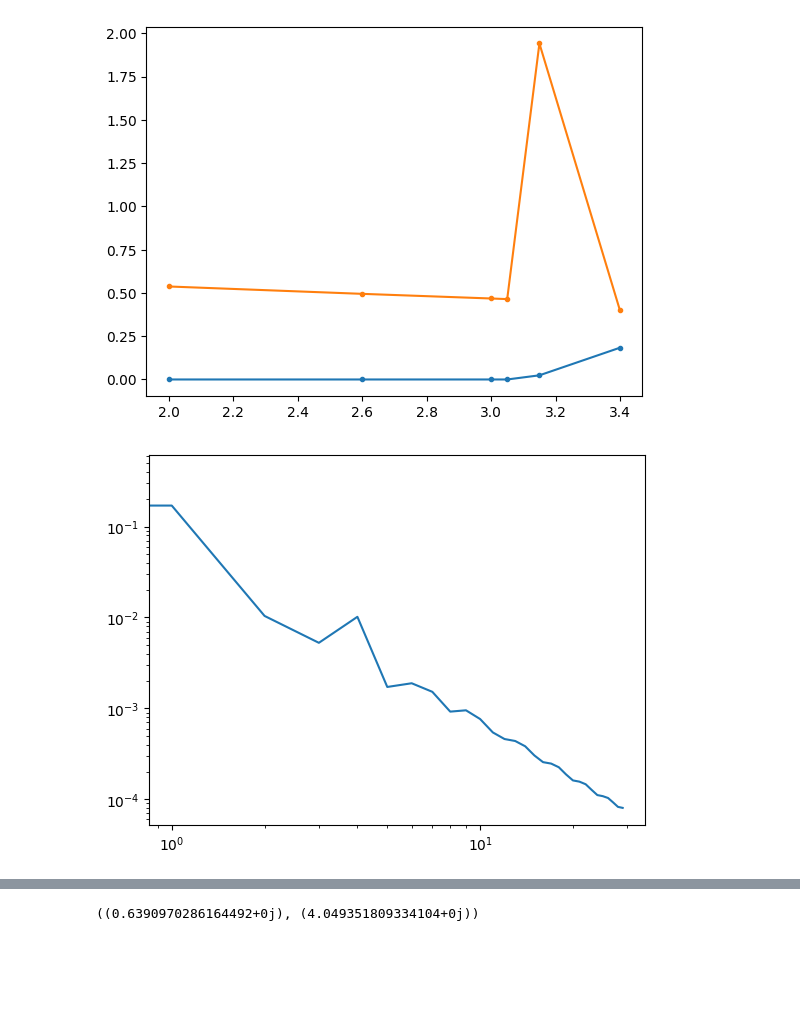
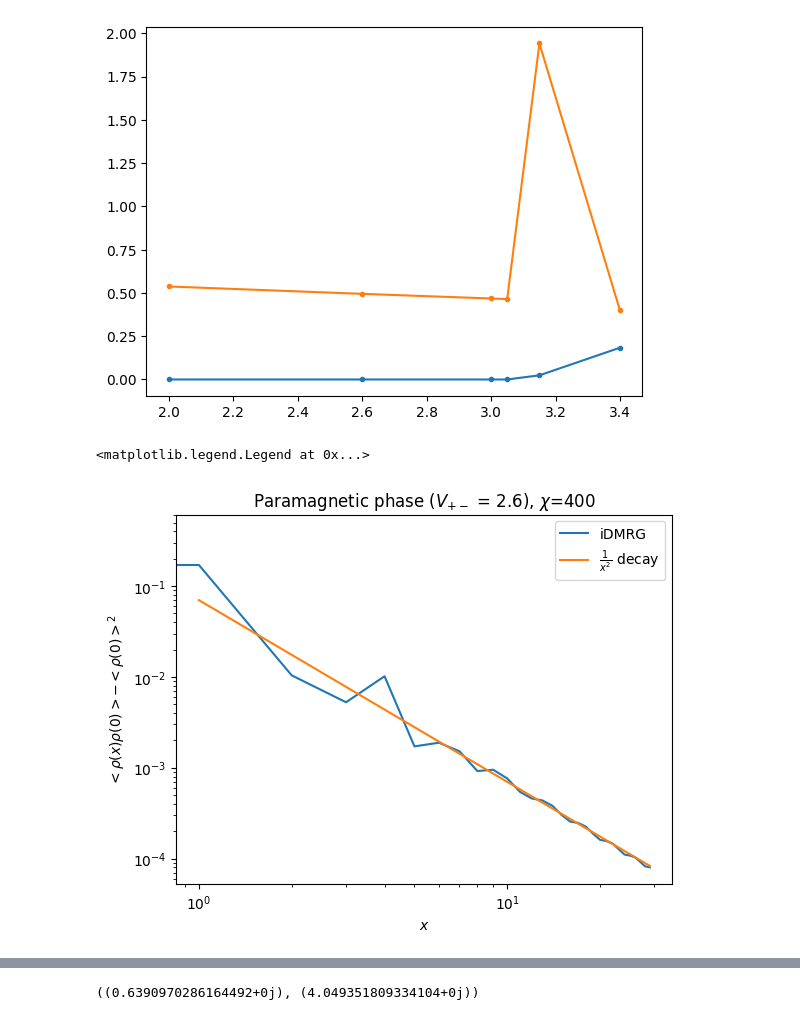
Before and after one commit to aravindhshankar/Spin1LongRangeOrder.jl, a Jupyter notebook: python/notebooks/plot_magz_from_data.ipynb, the cells around one changed output, grey strips where cells are left out. Drawn from its saved outputs; the diff is of its cells as text; code cells hidden in the pictures; blank space fills up the shorter version.

```diff
--- a/python/notebooks/plot_magz_from_data.ipynb
+++ b/python/notebooks/plot_magz_from_data.ipynb
@@ -67,10 +67,18 @@ ax.plot(df['dV'], np.abs(df['mean_fill']), '.-', c='C1')
 # %%
 psipm = df[np.isclose(df['dV'], 2.60)]['psi'].iloc[0]
 distrange = 30
-plt.plot(observables.charge_corr(psipm, length=distrange, connected=True))
+plt.plot(observables.charge_corr(psipm, length=distrange, connected=True), label="iDMRG")
+plt.plot(0.07 * np.arange(distrange, dtype=float)**(-2), label=r"$\frac{1}{x^2}$ decay")
 plt.yscale('log')
 plt.xscale('log')
+plt.title(r"Paramagnetic phase ($V_{+-}$ = 2.6), $\chi$=400")
+plt.ylabel(r"$<\rho(x) \rho(0)> - <\rho(0)>^2$")
+plt.xlabel(r"$x$")
+plt.yscale('log')
+plt.xscale('log')
+plt.legend()
 # %% [output]
+<matplotlib.legend.Legend at 0x...>
-[figure, old version]
+[figure, new version]
 # %%
 distrange = 30
```
Also changed, not shown: parts of 4 cells of this notebook, 1 other file.
